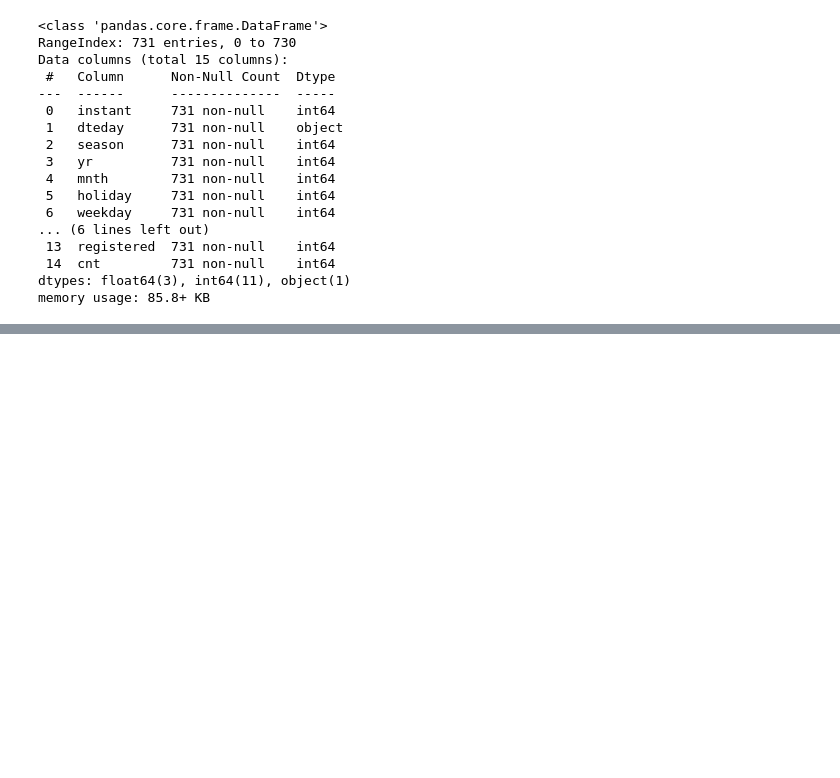
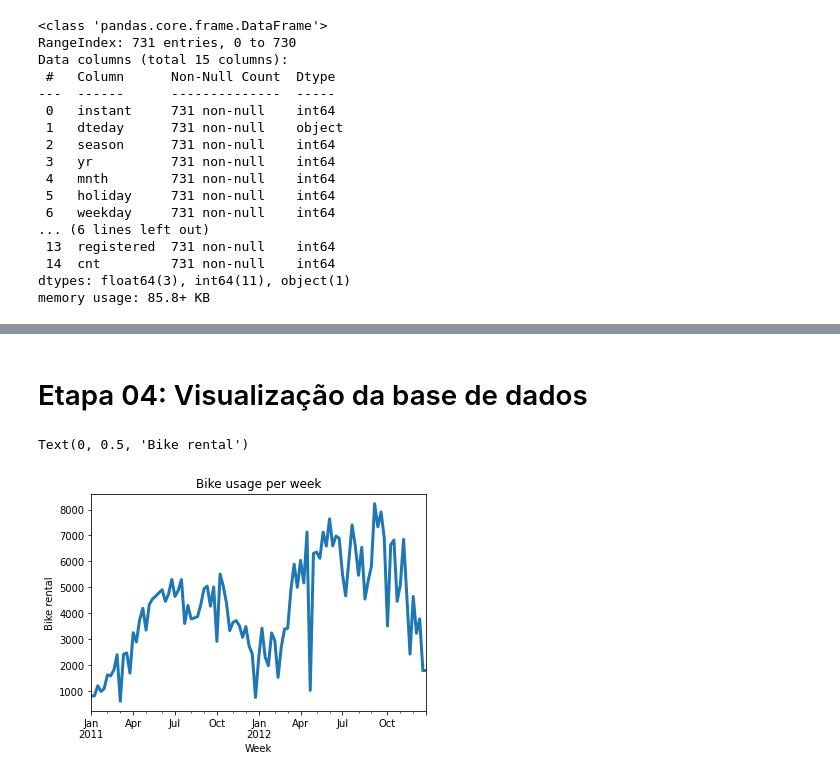
Before and after one commit to guiebitt/cddeeplearning, a Jupyter notebook: exercicio03.ipynb, the cells around one changed output, grey strips where cells are left out. Cells and saved outputs as stored; diff of their text form; code cells hidden in the pictures; blank space fills up the shorter version.

```diff
--- a/exercicio03.ipynb
+++ b/exercicio03.ipynb
@@ -98,0 +119,3 @@ memory usage: 85.8+ KB
+# %%
+# Remover colunas "casual" e "registered", pois já são parte do resultado "cnt"
+bike_df = bike_df.drop(labels=["casual", "registered"], axis=1)
@@ -98,0 +138,3 @@ memory usage: 85.8+ KB
+# %%
+# Tratamento para coluna de data, garantindo que é um data e mantém o mesmo formato
+bike_df.dteday = pd.to_datetime(bike_df.dteday, format="%m/%d/%Y")
@@ -98,0 +157,3 @@ memory usage: 85.8+ KB
+# %%
+# Transformando a coluna de data no índice
+bike_df.index = pd.DatetimeIndex(bike_df.dteday)
@@ -98,0 +170,3 @@ memory usage: 85.8+ KB
+# %%
+# Remover a coluna de data (pois já está no índice)
+bike_df = bike_df.drop(labels=["dteday"], axis=1)
@@ -98,0 +183,11 @@ memory usage: 85.8+ KB
+# %% [markdown]
+# Etapa 04: Visualização da base de dados
+# %%
+# Como temos a coluna de data no índice, conseguimos apresentar no gráfico a contagem de bicicletas por período (W = Semana)
+bike_df.cnt.asfreq('W').plot(linewidth=3)
+plt.title('Bike usage per week')
+plt.xlabel('Week')
+plt.ylabel('Bike rental')
+# %% [output]
+Text(0, 0.5, 'Bike rental')
+[figure, added]
```
Also changed, not shown: parts of 44 cells of this notebook.
